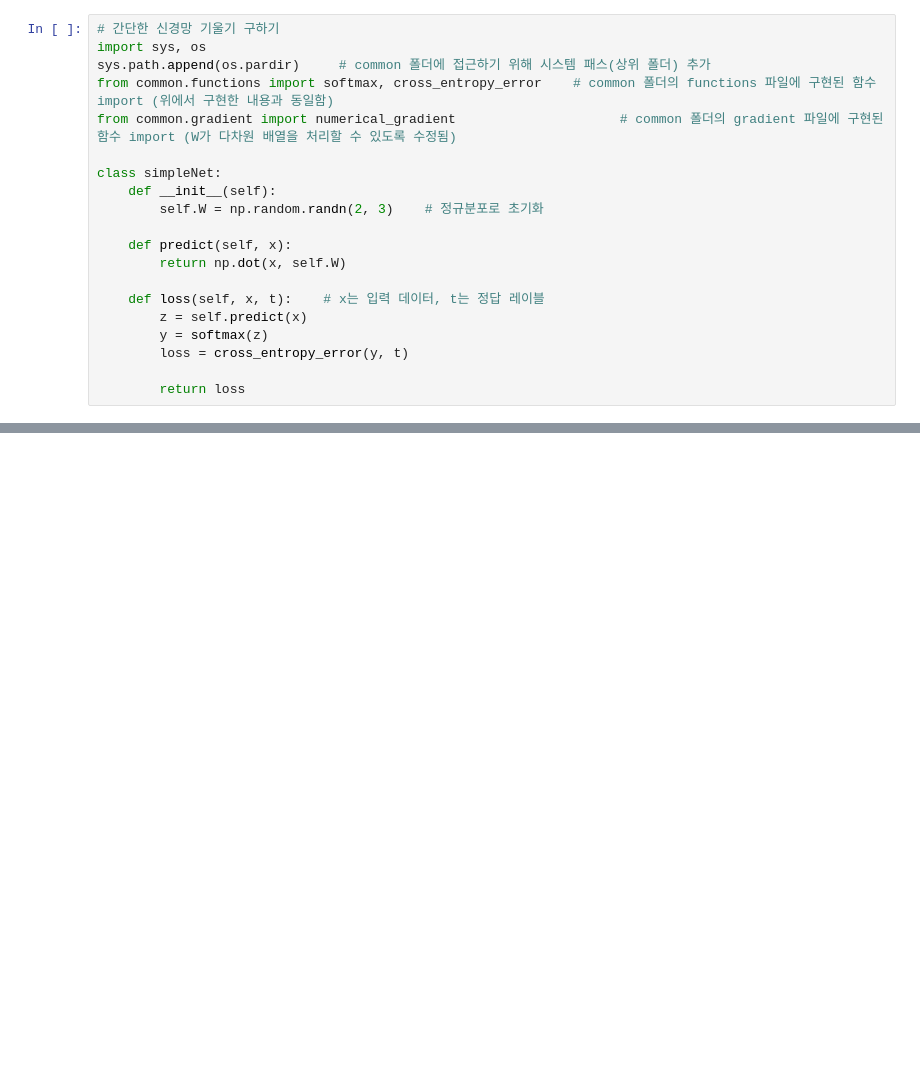
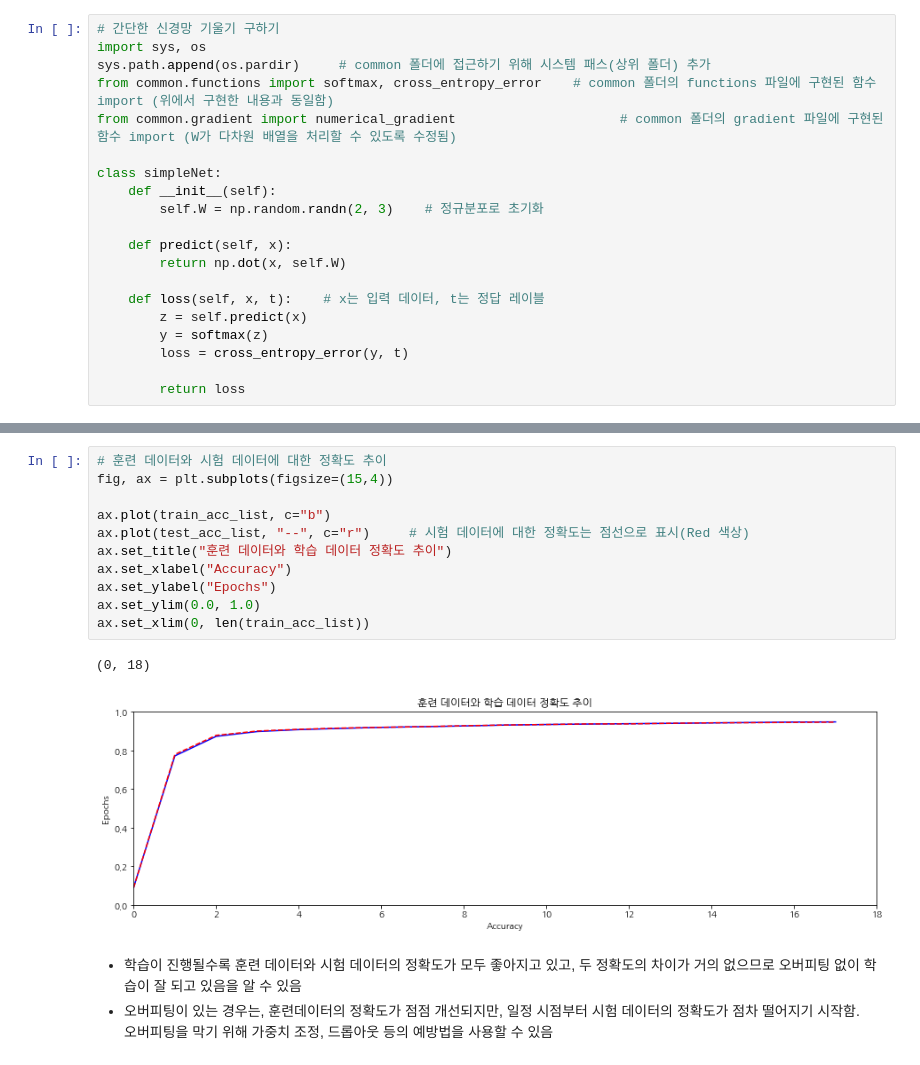
Before and after one commit to cloudallera/deep-learning-from-scratch, a Jupyter notebook: _mystudy/04_neuralnet_training.ipynb, the cells around one changed output, grey strips where cells are left out. Cells and saved outputs as stored; diff of their text form; blank space fills up the shorter version.

```diff
--- a/_mystudy/04_neuralnet_training.ipynb
+++ b/_mystudy/04_neuralnet_training.ipynb
@@ -577,0 +816,18 @@ print(dW)
+# %%
+# 훈련 데이터와 시험 데이터에 대한 정확도 추이
+fig, ax = plt.subplots(figsize=(15,4))
+
+ax.plot(train_acc_list, c="b")
+ax.plot(test_acc_list, "--", c="r")     # 시험 데이터에 대한 정확도는 점선으로 표시(Red 색상)
+ax.set_title("훈련 데이터와 학습 데이터 정확도 추이")
+ax.set_xlabel("Accuracy")
+ax.set_ylabel("Epochs")
+ax.set_ylim(0.0, 1.0)
+ax.set_xlim(0, len(train_acc_list))
+# %% [output]
+(0, 18)
+[figure, added]
+# %% [markdown]
+- 학습이 진행될수록 훈련 데이터와 시험 데이터의 정확도가 모두 좋아지고 있고, 두 정확도의 차이가 거의 없으므로 오버피팅 없이 학습이 잘 되고 있음을 알 수 있음
+- 오버피팅이 있는 경우는, 훈련데이터의 정확도가 점점 개선되지만, 일정 시점부터 시험 데이터의 정확도가 점차 떨어지기 시작함. <br>
+   오버피팅을 막기 위해 가중치 조정, 드롭아웃 등의 예방법을 사용할 수 있음
```
Also changed, not shown: parts of 12 cells of this notebook, 1 other file.
